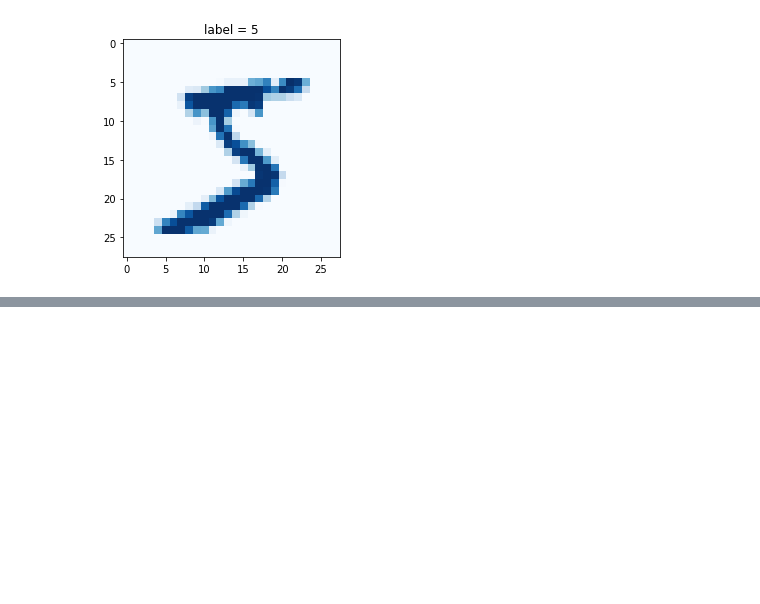
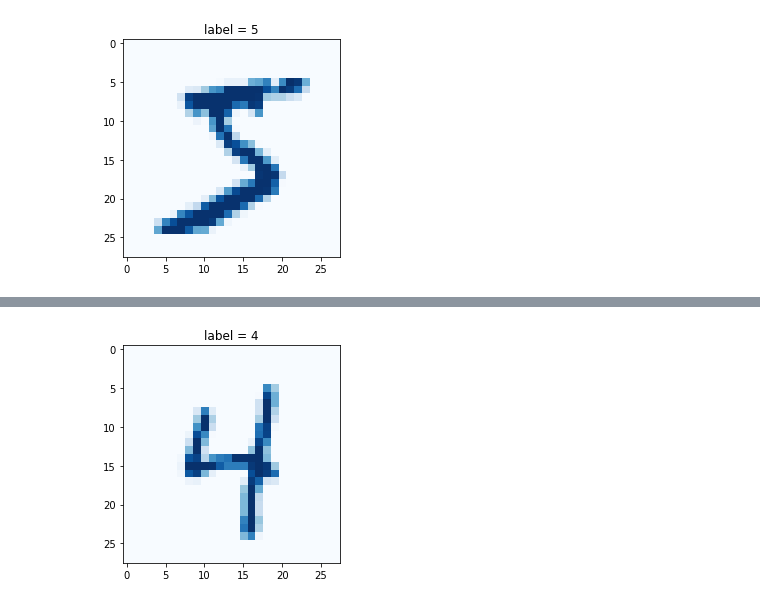
Before and after one commit to mucollabo/firstGAN, a Jupyter notebook: mnist_data/03_mnist_classifier.ipynb, the cells around one changed output, grey strips where cells are left out. Saved outputs shown, nothing was run; the diff lists cells and outputs as text; code cells hidden in the pictures; blank space fills up the shorter version.

```diff
--- a/mnist_data/03_mnist_classifier.ipynb
+++ b/mnist_data/03_mnist_classifier.ipynb
@@ -74,0 +209,12 @@ class Classifier(nn.Module):
+# %%
+# load MNIST test data
+
+mnist_test_dataset = MnistDataset('mount/My Drive/Colab Notebooks/myo_gan/mnist_data/mnist_test.csv')
+# %%
+# pick a record
+record = 19
+
+# plot image and correct label
+mnist_test_dataset.plot_image(record)
+# %% [output]
+[figure, added]
```
Also changed, not shown: parts of 13 cells of this notebook, 2 other files.
